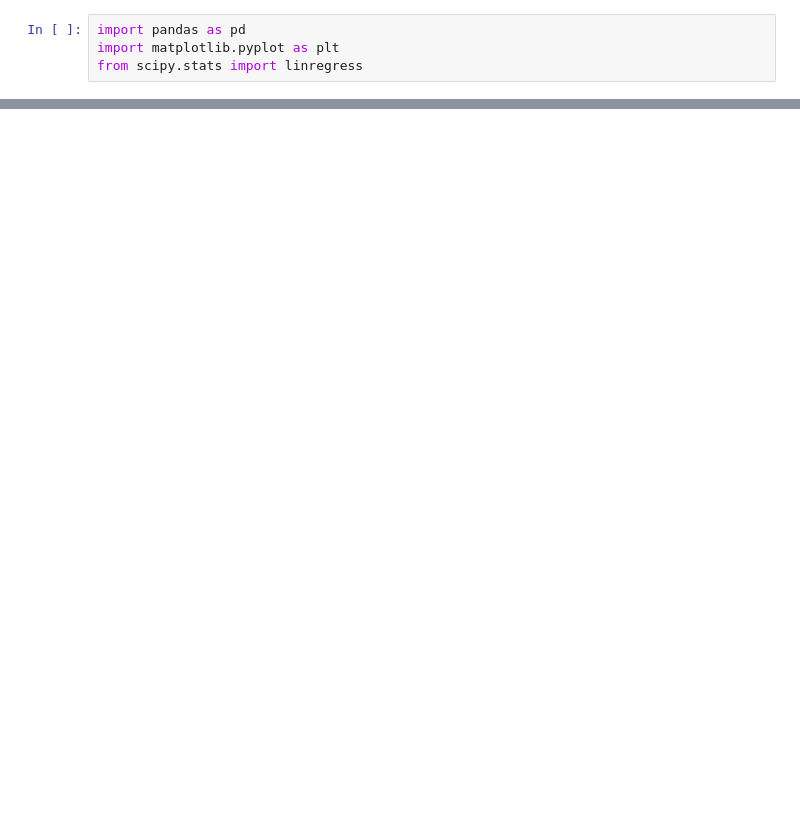
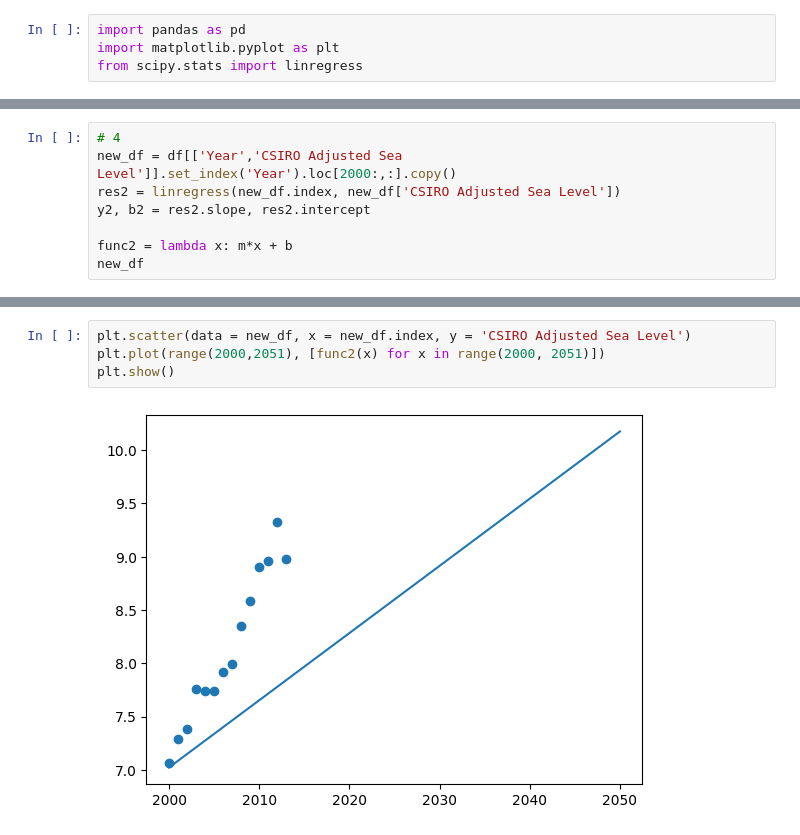
Before and after one commit to Kyo-Fox22/boilerplate-sea-level-predictor, a Jupyter notebook: test.ipynb, the cells around one changed output, grey strips where cells are left out. Drawn from its saved outputs; the diff is of its cells as text; blank space fills up the shorter version.

```diff
--- a/test.ipynb
+++ b/test.ipynb
@@ -14,0 +45,8 @@ df.head()
+# %%
+# 4
+new_df = df[['Year','CSIRO Adjusted Sea Level']].set_index('Year').loc[2000:,:].copy()
+res2 = linregress(new_df.index, new_df['CSIRO Adjusted Sea Level'])
+y2, b2 = res2.slope, res2.intercept
+
+func2 = lambda x: m*x + b
+new_df
@@ -14,0 +70,6 @@ df.head()
+# %%
+plt.scatter(data = new_df, x = new_df.index, y = 'CSIRO Adjusted Sea Level')
+plt.plot(range(2000,2051), [func2(x) for x in range(2000, 2051)])
+plt.show()
+# %% [output]
+[figure, added]
```
Also changed, not shown: parts of 8 cells of this notebook.
